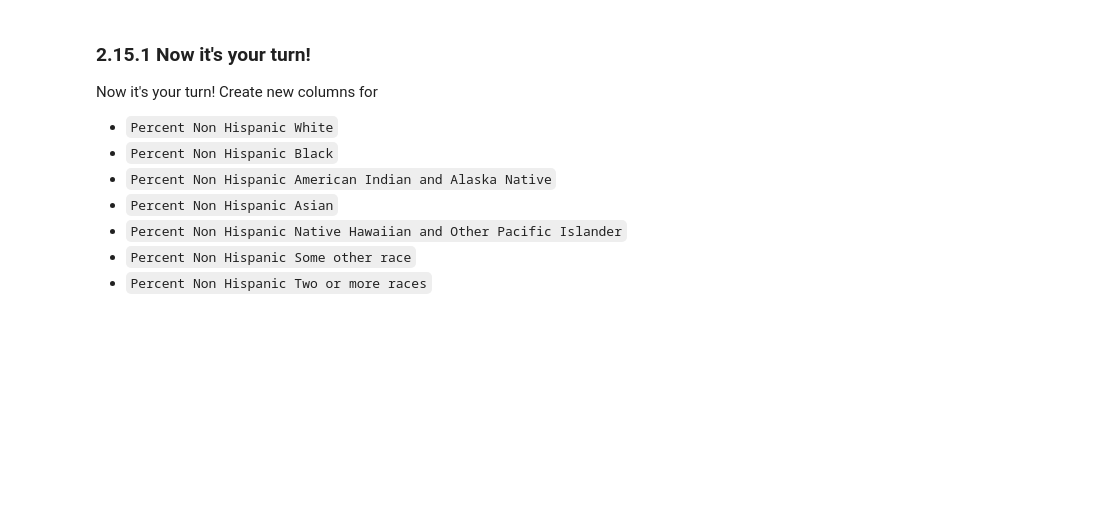
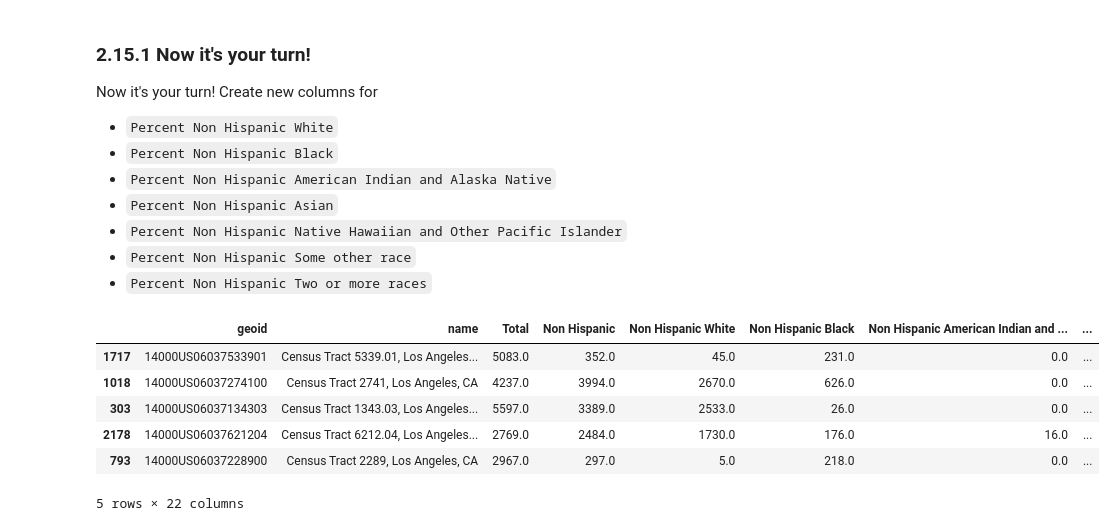
Before and after one commit to phamin2001/census_data, a Jupyter notebook: censusdata-census reporter.ipynb, the cells around one changed output. Cells and saved outputs as stored; diff of their text form; code cells hidden in the pictures; blank space fills up the shorter version.

```diff
--- a/censusdata-census reporter.ipynb
+++ b/censusdata-census reporter.ipynb
@@ -555,0 +577,10 @@ Now it's your turn! Create new columns for
+# %%
+gdf.sample(5)
+# %% [output]
+|  | geoid | name | Total | Non Hispanic | Non Hispanic White | Non Hispanic Black | Non Hispanic American Indian and ... | ... |
+| 1717 | 14000US06037533901 | Census Tract 5339.01, Los Angeles... | 5083.0 | 352.0 | 45.0 | 231.0 | 0.0 | ... |
+| 1018 | 14000US06037274100 | Census Tract 2741, Los Angeles, CA | 4237.0 | 3994.0 | 2670.0 | 626.0 | 0.0 | ... |
+| 303 | 14000US06037134303 | Census Tract 1343.03, Los Angeles... | 5597.0 | 3389.0 | 2533.0 | 26.0 | 0.0 | ... |
+| 2178 | 14000US06037621204 | Census Tract 6212.04, Los Angeles... | 2769.0 | 2484.0 | 1730.0 | 176.0 | 16.0 | ... |
+| 793 | 14000US06037228900 | Census Tract 2289, Los Angeles, CA | 2967.0 | 297.0 | 5.0 | 218.0 | 0.0 | ... |
+5 rows × 22 columns
```
Also changed, not shown: parts of 6 cells of this notebook.
